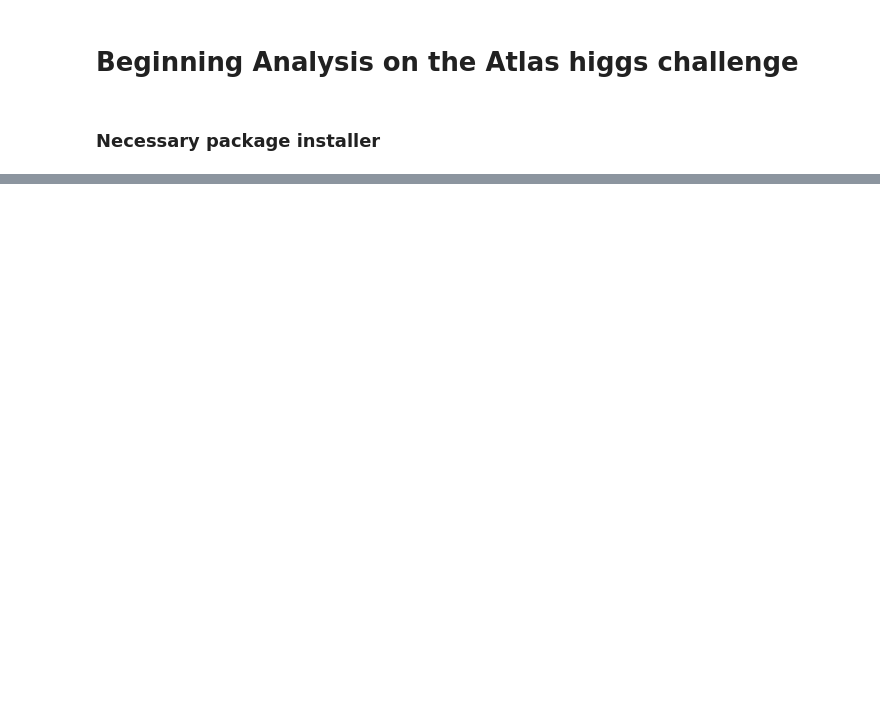
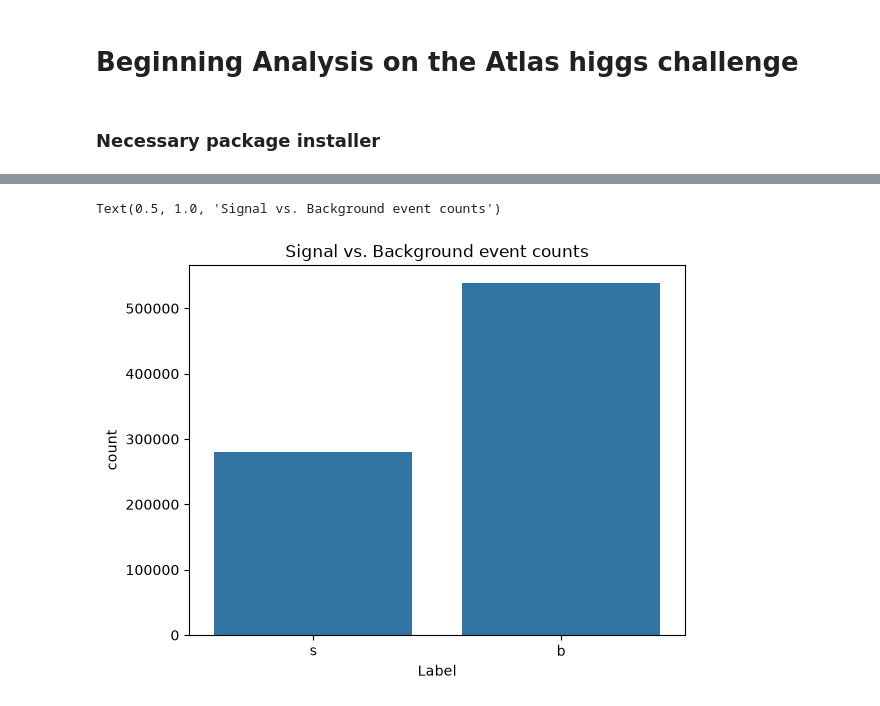
Before and after one commit to EmersonCarm/higgs-boson-signal-classification, a Jupyter notebook: Beginning_Analysis.ipynb, the cells around one changed output, grey strips where cells are left out. Saved outputs shown, nothing was run; the diff lists cells and outputs as text; code cells hidden in the pictures; blank space fills up the shorter version.

Commit message:
Update graph

```diff
--- a/Beginning_Analysis.ipynb
+++ b/Beginning_Analysis.ipynb
@@ -3,5 +3,12 @@
 # %% [markdown]
 ### Necessary package installer
 # %%
-from src.Import_data import DataLoader
+from src.import_data import Dataloader
+if __name__ == "__main__":
+    loader = Dataloader()
+    loader.download_dataset()
+import pandas as pd
+import matplotlib.pyplot as plt
+import seaborn as sns
+df = pd.read_csv(loader.CSV_PATH)
 # %% [output]
@@ -13,0 +49,7 @@ if __name__ == "__main__":
+# %%
+df['Label'].value_counts(normalize=True)
+sns.countplot(data=df, x='Label')
+plt.title('Signal vs. Background event counts')
+# %% [output]
+Text(0.5, 1.0, 'Signal vs. Background event counts')
+[figure, added]
```
Also changed, not shown: parts of 6 cells of this notebook.
